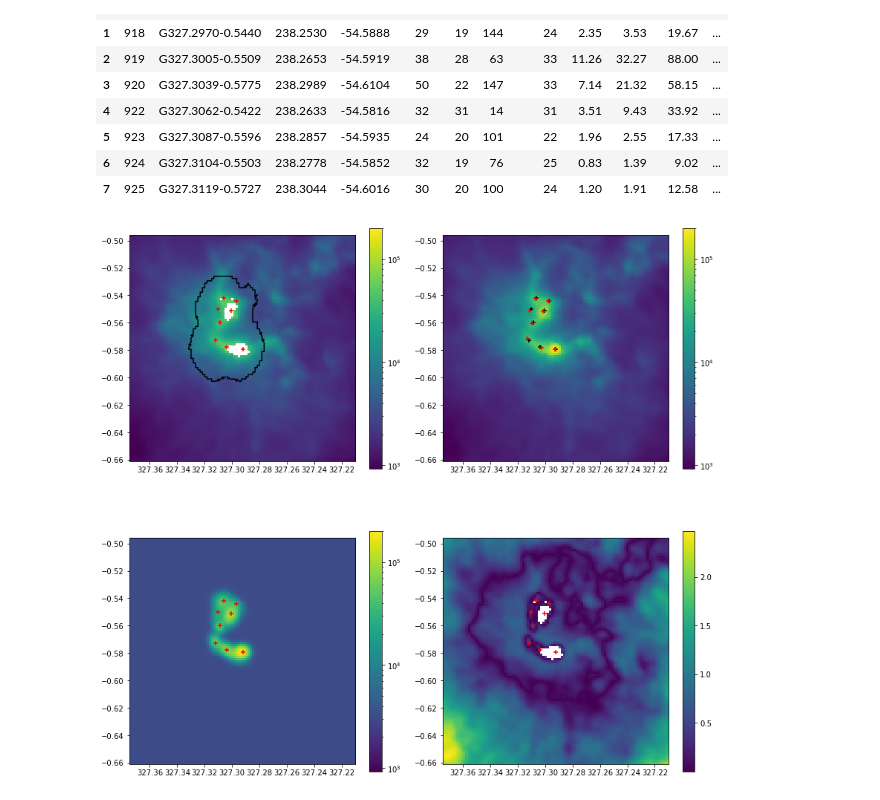
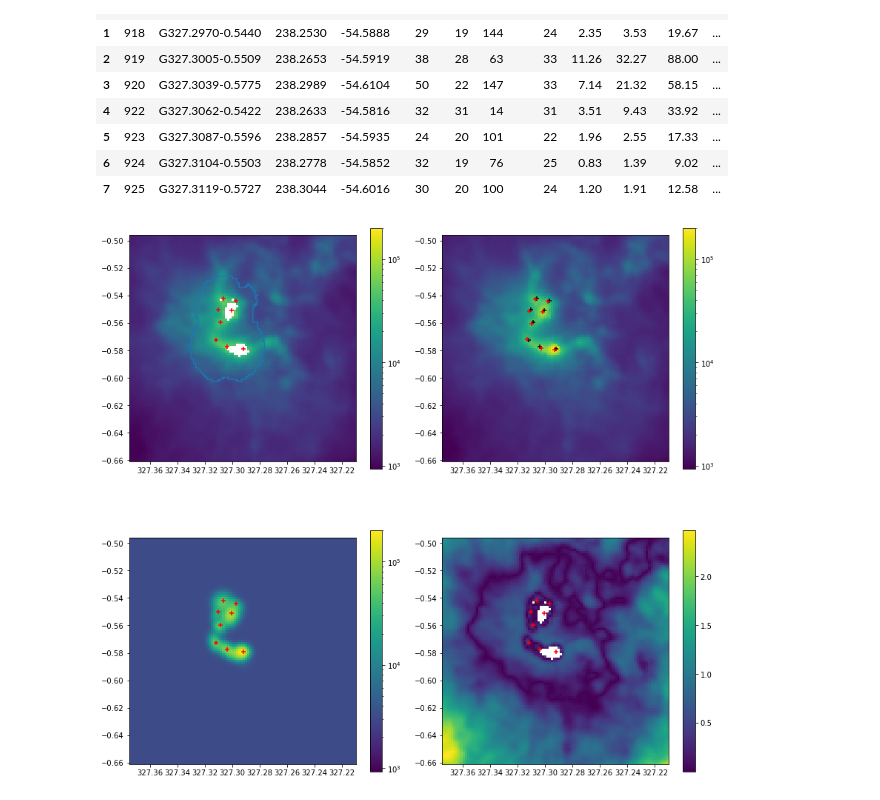
Before and after one commit to martimmcdc/2d-gaussian-fitting, a Jupyter notebook: baseline_test_original.ipynb, the cells around one changed output. Saved outputs shown, nothing was run; the diff lists cells and outputs as text; code cells hidden in the pictures.

```diff
--- a/baseline_test_original.ipynb
+++ b/baseline_test_original.ipynb
@@ -64,40 +67,38 @@ df
 | 7 | 925 | G327.3119-0.5727 | 238.3044 | -54.6016 | 30 | 20 | 100 | 24 | 1.20 | 1.91 | 12.58 | ... |
 # %%
 %matplotlib inline
-from matplotlib.colors import Normalize,LogNorm
 
-params,image,bg,edge = fitter(grid,data,peaks=8,mu=mu_vals,theta=theta_vals,FWHM=FWHM_vals,fitting_radius=2,bg_method='hist',var_pos=0.001)
+params,image,bg = fitter(grid,data,peaks=8,mu=mu_vals,theta=theta_vals,FWHM=FWHM_vals,fitting_radius=2,bg_method='hist',var_pos=0.001)
 gaussians = gaussianMult(grid,*params) + bg
-residuals = np.nan*np.ones(data.shape,float)
-residuals[~np.isnan(data)] = np.abs(data[~np.isnan(data)]-gaussians[~np.isnan(data)])/data[~np.isnan(data)]
+resid = residuals(grid,data,params,bg)
 
 vmin,vmax = image.min(),image.max()
 lin_norm = Normalize(vmin,vmax)
 log_norm = LogNorm(vmin,vmax)
 
 fig,[[ax0,ax1],[ax2,ax3]] = plt.subplots(2,2,figsize=(12,12))
 
 im0 = ax0.imshow(data,origin='lower',extent=[xl,xr,yb,yt],norm=log_norm)
 ax0.scatter(mu_vals[:,0],mu_vals[:,1],color='red',marker='+')
-ax0.plot(edge[:,0],edge[:,1],color='k')
+draw_contour(ax0,grid,data,mu_vals,FWHM_vals,fitting_radius=2,bg_method='hist')
 
 im1 = ax1.imshow(image,origin='lower',extent=[xl,xr,yb,yt],norm=log_norm)
 ax1.scatter(mu_vals[:,0],mu_vals[:,1],color='black',marker='+')
 ax1.scatter(params[::6],params[1::6],color='red',marker='+')
 
 im2 = ax2.imshow(gaussians,origin='lower',extent=[xl,xr,yb,yt],norm=log_norm)
 ax2.scatter(mu_vals[:,0],mu_vals[:,1],color='red',marker='+')
 
-im3 = ax3.imshow(residuals,origin='lower',extent=[xl,xr,yb,yt])
+im3 = ax3.imshow(resid,origin='lower',extent=[xl,xr,yb,yt])
 ax3.scatter(mu_vals[:,0],mu_vals[:,1],color='red',marker='+')
 
 plt.colorbar(im0,ax=ax0,shrink=0.75)
 plt.colorbar(im1,ax=ax1,shrink=0.75)
 plt.colorbar(im2,ax=ax2,shrink=0.75)
 plt.colorbar(im3,ax=ax3,shrink=0.75)
 
-fig.tight_layout(pad=1.2)
+fig.tight_layout()
 
 plt.show()
 # %% [output]
-[figure, old version]
+[figure, new version]
```
Also changed, not shown: parts of 6 cells of this notebook, 3 other files.
